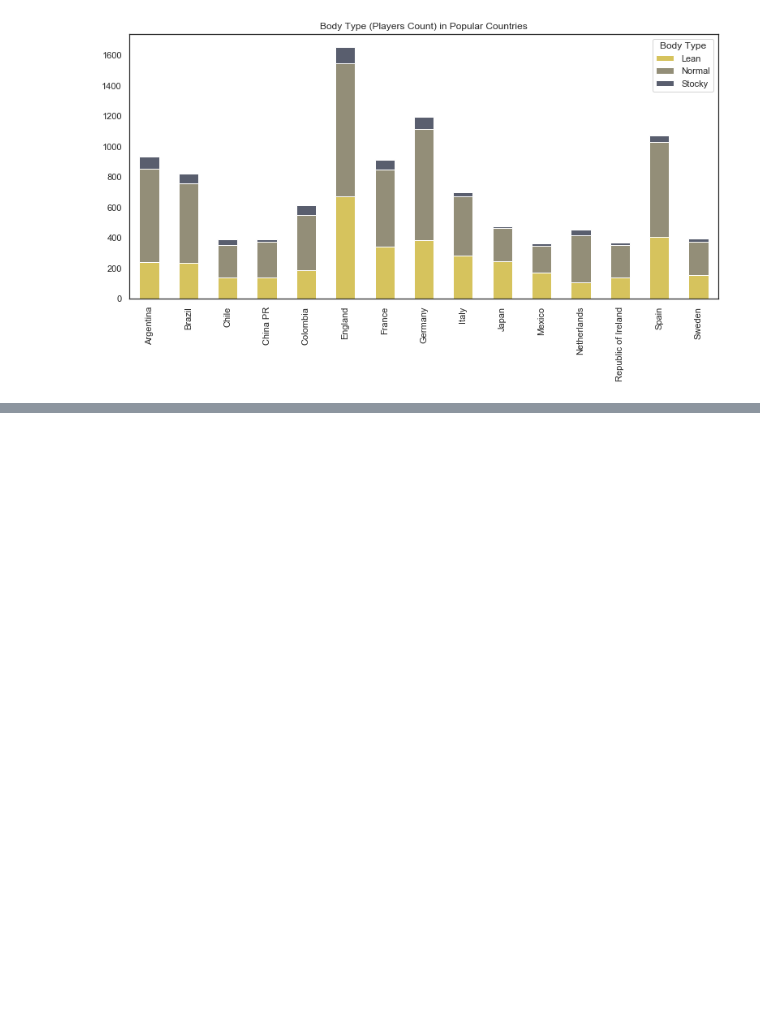
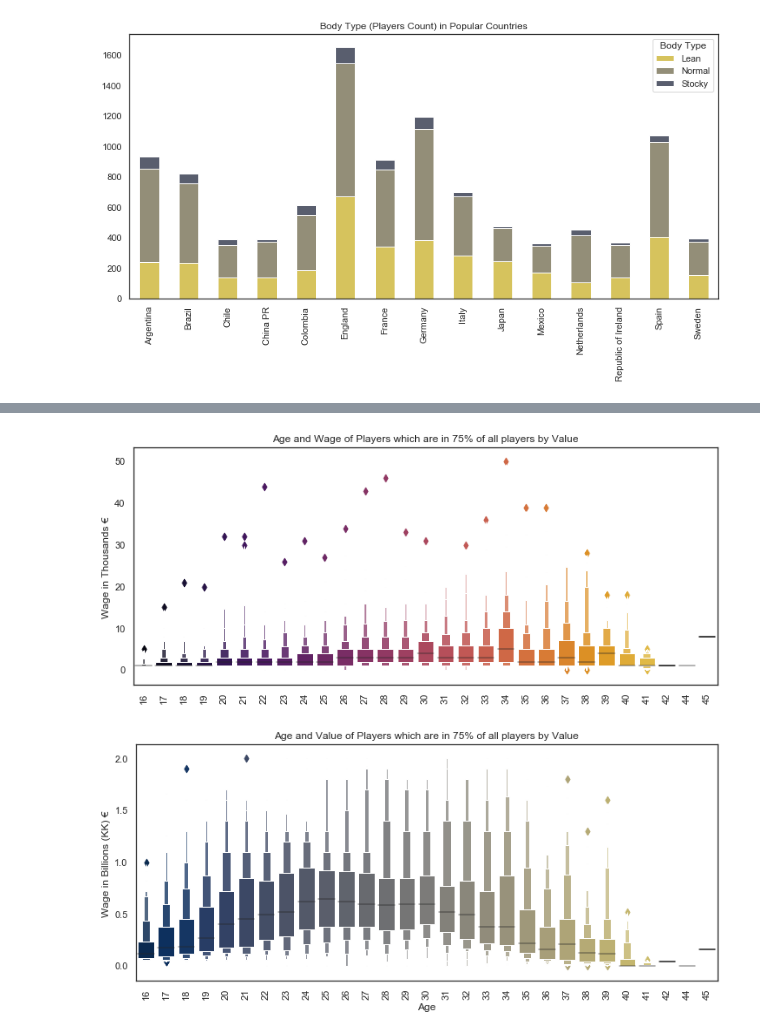
Before and after one commit to JakubPluta/EDA-ML, a Jupyter notebook: Fifa 19 Overall EDA.ipynb, the cells around one changed output, grey strips where cells are left out. Saved outputs shown, nothing was run; the diff lists cells and outputs as text; code cells hidden in the pictures; blank space fills up the shorter version.

```diff
--- a/Fifa 19 Overall EDA.ipynb
+++ b/Fifa 19 Overall EDA.ipynb
@@ -318,0 +347,16 @@ plt.xlabel('');
+# %%
+plt.figure(figsize=(12,5))
+sns.boxenplot(x='Age', y=players_q3['Wage']/1000,data = players_q3,palette='inferno').set_title('Age and Wage of Players which are in 75% of all players by Value')
+plt.xticks(rotation=90)
+plt.ylabel('Wage in Thousands € ')
+plt.xlabel('')
+plt.show()
+plt.figure(figsize=(12,5))
+sns.boxenplot(x='Age', y=players_q3['Value']/1000000,data = players_q3,palette='cividis').set_title('Age and Value of Players which are in 75% of all players by Value')
+plt.xticks(rotation=90)
+plt.ylabel('Wage in Billions (KK) € ')
+plt.xlabel('Age')
+plt.show()
+# %% [output]
+[figure, added]
+[figure, added]
```
Also changed, not shown: parts of 11 cells of this notebook.
